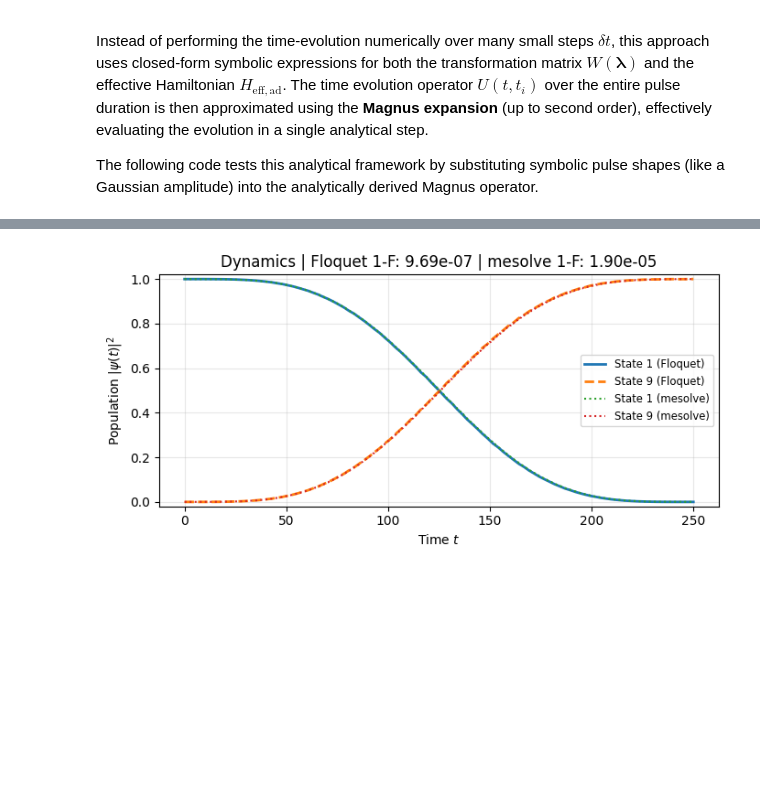
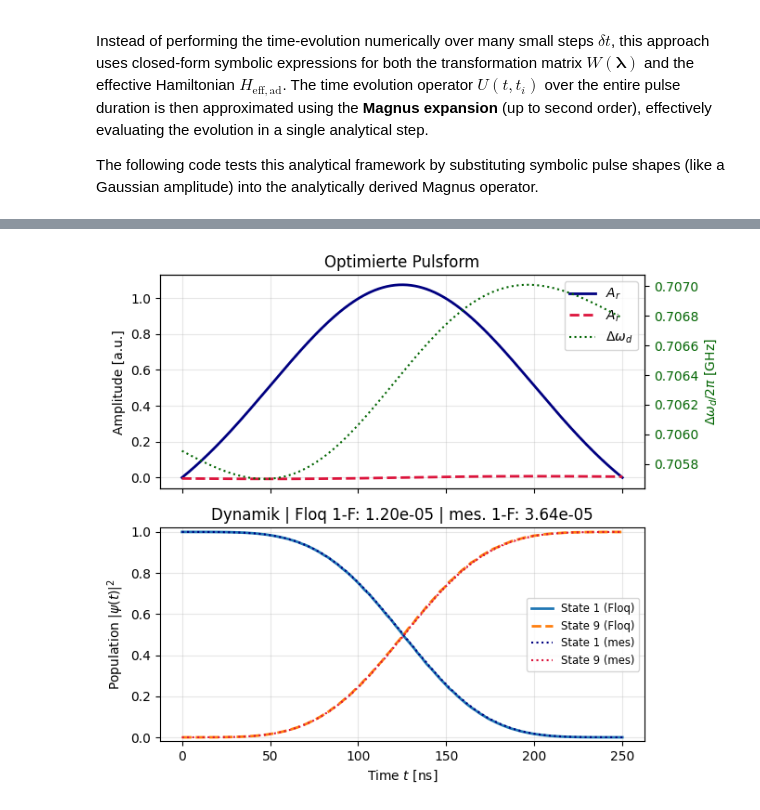
Before and after one commit to FlorianMaier04/TransmonCouplerSimulation, a Jupyter notebook: b_FAPT_application.ipynb, the cells around one changed output, grey strips where cells are left out. Saved outputs shown, nothing was run; the diff lists cells and outputs as text; code cells hidden in the pictures; blank space fills up the shorter version.

```diff
--- a/b_FAPT_application.ipynb
+++ b/b_FAPT_application.ipynb
@@ -262,8 +567,8 @@ best_p, best_infid, best_psi_t, tlist = optimize_pulse_parameters(
     verbose=True,
 
     # Tuning für Tempo & Fokus:
-    popsize=15,              # Reduziert von 15 auf 8-10 (spart massiv Funktionsaufrufe pro Generation)
-    maxiter=100,             # Reicht bei schneller Konvergenz meist aus
+    popsize=6,              # Reduziert von 15 auf 8-10 (spart massiv Funktionsaufrufe pro Generation)
+    maxiter=20,             # Reicht bei schneller Konvergenz meist aus
     tol=1e-8,               # Frühzeitiges Stoppen (L-BFGS-B poliert den Rest)
     mutation=(0.2, 0.6),    # Engere Suchschritte
     recombination=0.9,      # Aggressivere Rekombination
@@ -291,56 +596,63 @@ Beste Parameter:
 # %%
 import matplotlib.pyplot as plt
+import numpy as np
+import sympy as sy
 
-# 1. Feines Zeitraster für mesolve definieren & Puls auswerten
-N_t_mesolve = 1001
-tlist_mesolve = np.linspace(0, tg, N_t_mesolve)
+# 1. Setup & SymPy Auswertung
+N_t, t_mes = 1001, np.linspace(0, tg, 1001)
+t_sym, p_syms = sy.Symbol("t", real=True), [sy.Symbol(k, real=True) for k in param_ranges]
 
-t_sym = sy.Symbol("t", real=True)
-p_syms = [sy.Symbol(k, real=True) for k in param_ranges.keys()]
+A_ex, wd_ex = fitted_pulse_with_offset(t_sym, p_syms, tg, sigma_ratio=sigma_ratio, max_order=1, whitelist=whitelist)
+A_f, wd_f = sy.lambdify([t_sym] + p_syms, A_ex, ["numpy", "scipy"]), sy.lambdify([t_sym] + p_syms, wd_ex, ["numpy", "scipy"])
 
-# tg als 3. Argument übergeben
-A_expr, wd_expr = fitted_pulse_with_offset(t_sym, p_syms, tg, sigma=sigma)
+p_vals = tuple(best_p[k] for k in param_ranges)
+A_t, wd_t = A_f(t_mes, *p_vals), wd_f(t_mes, *p_vals)
+Ar, Ai = np.real(A_t), np.imag(A_t)
 
-# Modul 'scipy' hinzugefügt für erf / erfc Unterstützung in NumPy-Arrays
-A_func = sy.lambdify([t_sym] + p_syms, A_expr, modules=['numpy', 'scipy'])
-wd_func = sy.lambdify([t_sym] + p_syms, wd_expr, modules=['numpy', 'scipy'])
+q_sig = lambda t, args=None: float(Ar[i := min(int(t / tg * 1000), 1000)] * np.cos(wd_t[i] * t) + Ai[i] * np.sin(wd_t[i] * t))
 
-best_p_vals = tuple(best_p[k] for k in param_ranges.keys())
-A_t = A_func(tlist_mesolve, *best_p_vals)
-wd_t = wd_func(tlist_mesolve, *best_p_vals)
+# 2. Mesolve-Dynamik
+H = [s.H0, [s.V1, q_sig]]
+res_keys = list(s.resonances.keys() if isinstance(s.resonances, dict) else dict(s.resonances).keys())
+ia, ib = res_keys.index(s.state_a), res_keys.index(s.state_b)
+amp_a, amp_b = resonant_subspace_column_evolution(H, t_mes, ia, debug=False, s=s), resonant_subspace_column_evolution(H, t_mes, ib, debug=False, s=s)
+infid_mes = 1.0 - 0.5 * (np.abs(amp_a[ib, -1])**2 + np.abs(amp_b[ia, -1])**2)
 
-def qutip_signal(t, args=None):
-    idx = min(int(t / tg * (N_t_mesolve - 1)), N_t_mesolve - 1)
-    return float(np.real(A_t[idx]) * np.cos(wd_t[idx] * t) + np.imag(A_t[idx]) * np.sin(wd_t[idx] * t))
+# 3. Plotting
+fig, (ax1, ax2) = plt.subplots(2, 1, figsize=(7, 6), sharex=True)
 
-# 2. Mesolve-Dynamik auf feinem Raster berechnen
-H = [s.H0, [s.V1, qutip_signal]]
-res_keys = list(dict(s.resonances).keys()) if isinstance(s.resonances, list) else list(s.resonances.keys())
-ind_a, ind_b = res_keys.index(s.state_a), res_keys.index(s.state_b)
+# Pulsshapes
+ax1.plot(t_mes, Ar, label=r"$A_r$", color="navy", lw=2)
+ax1.plot(t_mes, Ai, label=r"$A_i$", color="crimson", lw=2, ls="--")
+ax1_d = ax1.twinx()
+ax1_d.plot(t_mes, wd_t / (2 * np.pi), label=r"$\Delta\omega_d$", color="darkgreen", lw=1.5, ls=":")
+ax1_d.set_ylabel(r"$\Delta\omega_d / 2\pi$ [GHz]", color="darkgreen")
+ax1_d.tick_params(axis="y", labelcolor="darkgreen")
+ax1.set(ylabel="Amplitude [a.u.]", title="Optimierte Pulsform")
+l1, l2 = ax1.get_legend_handles_labels()
+l3, l4 = ax1_d.get_legend_handles_labels()
+ax1.legend(l1 + l3, l2 + l4, loc="upper right")
+ax1.grid(True, alpha=0.3)
 
-amp_a = resonant_subspace_column_evolution(H, tlist_mesolve, ind_a, debug=False, s=s)
-amp_b = resonant_subspace_column_evolution(H, tlist_mesolve, ind_b, debug=False, s=s)
+# Dynamik (Floquet vs. mesolve)
+curves = [
+    (tlist, np.abs(best_psi_t[s.state_a])**2, f"State {s.state_a} (Floq)", "tab:blue", "-", 2),
+    (tlist, np.abs(best_psi_t[s.state_b])**2, f"State {s.state_b} (Floq)", "tab:orange", "--", 2),
+    (t_mes, np.abs(amp_a[ia])**2, f"State {s.state_a} (mes)", "navy", ":", 1.5),
+    (t_mes, np.abs(amp_a[ib])**2, f"State {s.state_b} (mes)", "crimson", ":", 1.5),
+]
+for x, y, lbl, col, ls, lw in curves:
+    ax2.plot(x, y, label=lbl, color=col, ls=ls, lw=lw)
 
-p_ab, p_ba = np.abs(amp_a[ind_b, -1])**2, np.abs(amp_b[ind_a, -1])**2
-infid_mesolve = 1.0 - 0.5 * (p_ab + p_ba)
+ax2.set(xlabel="Time $t$ [ns]", ylabel="Population $|\psi(t)|^2$", ylim=(-0.02, 1.02))
+ax2.set_title(f"Dynamik | Floq 1-F: {best_infid:.2e} | mes. 1-F: {infid_mes:.2e}")
+ax2.grid(True, alpha=0.3)
+ax2.legend(frameon=True, fontsize="small", loc="center right")
 
-# 3. Plot auf separaten Zeitrastern
-plt.figure(figsize=(7, 3.5))
-plt.plot(tlist, np.abs(best_psi_t[s.state_a, :])**2, label=f'State {s.state_a} (Floquet)', lw=2)
-plt.plot(tlist, np.abs(best_psi_t[s.state_b, :])**2, label=f'State {s.state_b} (Floquet)', lw=2, ls='--')
-plt.plot(tlist_mesolve, np.abs(amp_a[ind_a, :])**2, label=f'State {s.state_a} (mesolve)', lw=1.5, ls=':')
-plt.plot(tlist_mesolve, np.abs(amp_a[ind_b, :])**2, label=f'State {s.state_b} (mesolve)', lw=1.5, ls=':')
-
-plt.xlabel(r'Time $t$')
-plt.ylabel(r'Population $|\psi(t)|^2$')
-plt.title(f'Dynamics | Floquet 1-F: {best_infid:.2e} | mesolve 1-F: {infid_mesolve:.2e}')
-plt.ylim(-0.02, 1.02)
-plt.grid(True, alpha=0.3)
-plt.legend(frameon=True, fontsize='small')
 plt.tight_layout()
 plt.show()
 # %% [output]
-[figure, old version]
+[figure, new version]
 # %%
 import os
 import pickle
```
Also changed, not shown: parts of 6 cells of this notebook, 14 other files.
